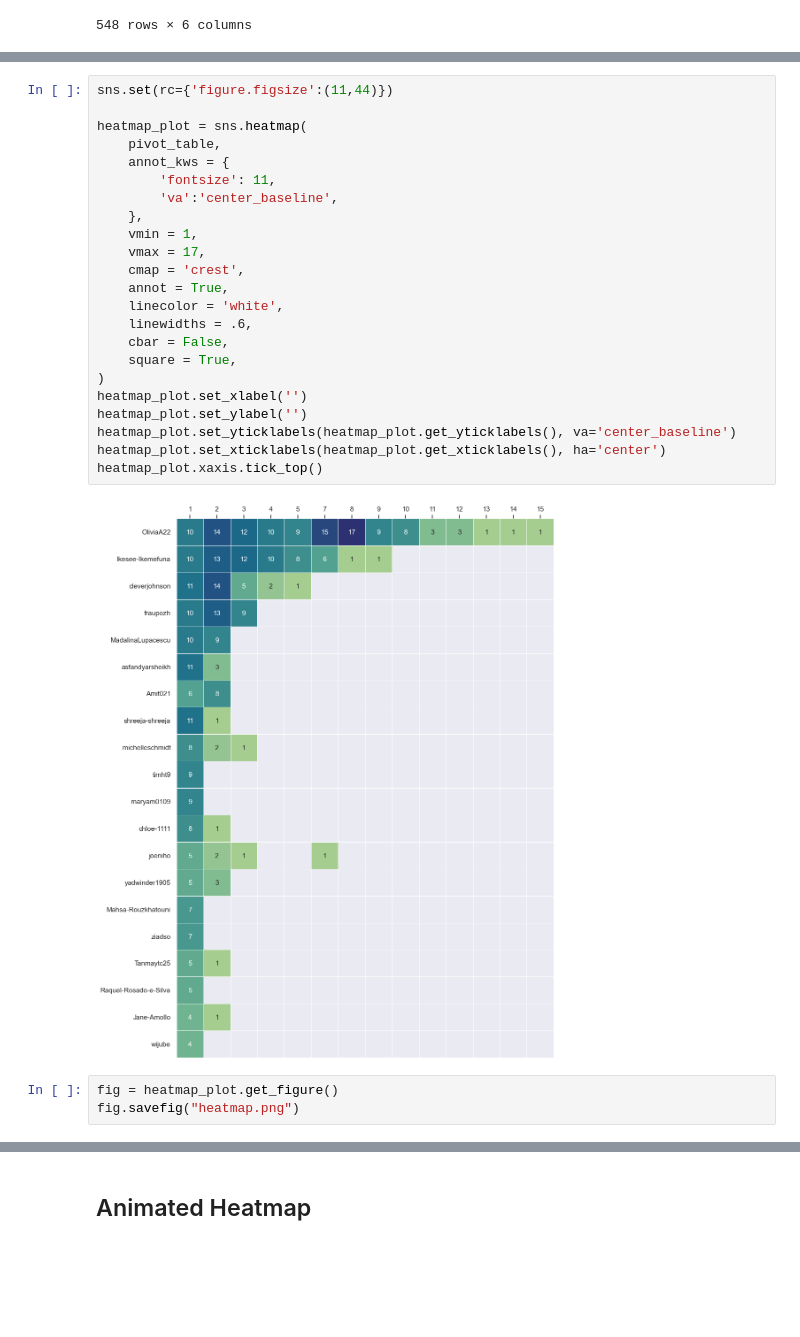
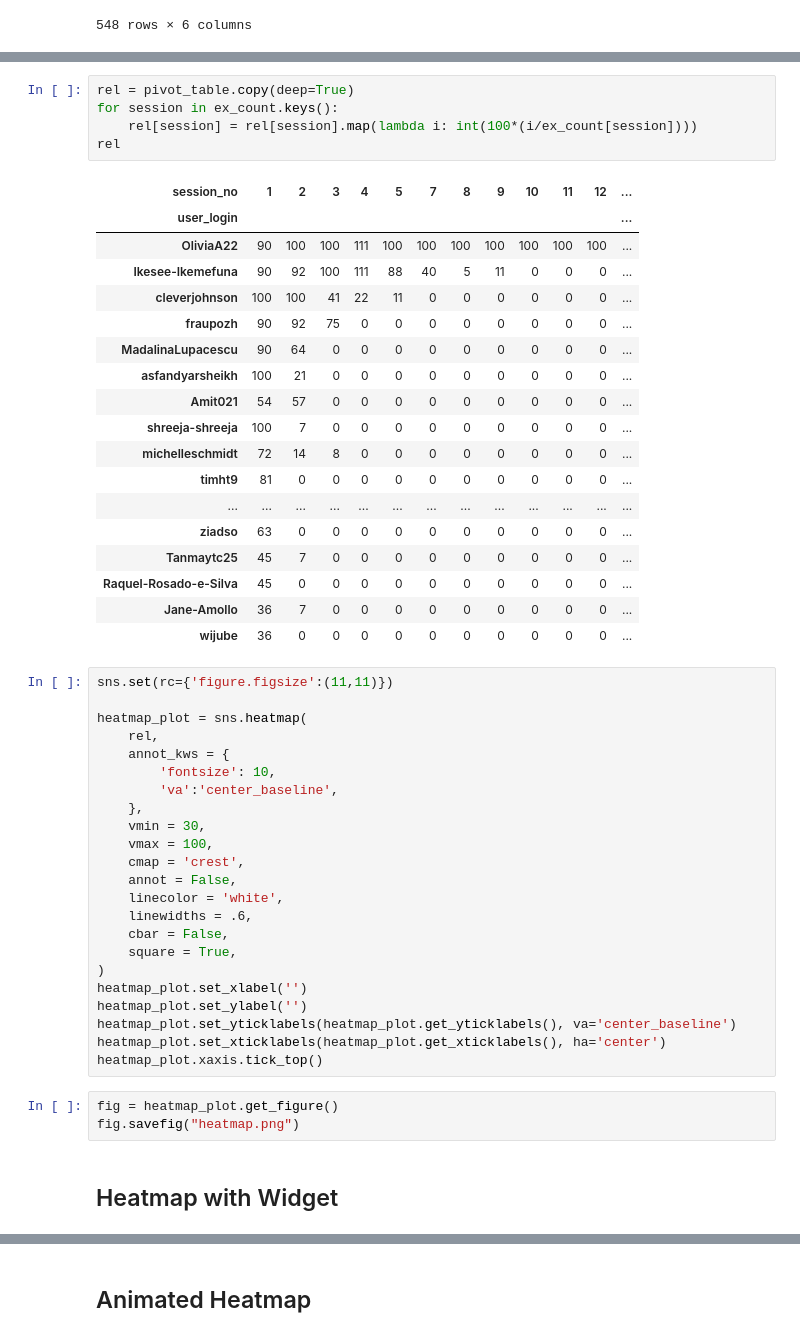
Before and after one commit to dominikb1888/INCO, a Jupyter notebook: Session_03/github_users.ipynb, the cells around one changed output, grey strips where cells are left out. Drawn from its saved outputs; the diff is of its cells as text; blank space fills up the shorter version.

```diff
--- a/Session_03/github_users.ipynb
+++ b/Session_03/github_users.ipynb
@@ -193,16 +211,40 @@ pivot_table
+# %%
+rel = pivot_table.copy(deep=True)
+for session in ex_count.keys():
+    rel[session] = rel[session].map(lambda i: int(100*(i/ex_count[session])))
+rel
+# %% [output]
+| session_no | 1 | 2 | 3 | 4 | 5 | 7 | 8 | 9 | 10 | 11 | 12 | ... |
+| user_login |  |  |  |  |  |  |  |  |  |  |  | ... |
+| OliviaA22 | 90 | 100 | 100 | 111 | 100 | 100 | 100 | 100 | 100 | 100 | 100 | ... |
+| Ikesee-Ikemefuna | 90 | 92 | 100 | 111 | 88 | 40 | 5 | 11 | 0 | 0 | 0 | ... |
+| cleverjohnson | 100 | 100 | 41 | 22 | 11 | 0 | 0 | 0 | 0 | 0 | 0 | ... |
+| fraupozh | 90 | 92 | 75 | 0 | 0 | 0 | 0 | 0 | 0 | 0 | 0 | ... |
+| MadalinaLupacescu | 90 | 64 | 0 | 0 | 0 | 0 | 0 | 0 | 0 | 0 | 0 | ... |
+| asfandyarsheikh | 100 | 21 | 0 | 0 | 0 | 0 | 0 | 0 | 0 | 0 | 0 | ... |
+| Amit021 | 54 | 57 | 0 | 0 | 0 | 0 | 0 | 0 | 0 | 0 | 0 | ... |
+| shreeja-shreeja | 100 | 7 | 0 | 0 | 0 | 0 | 0 | 0 | 0 | 0 | 0 | ... |
+| michelleschmidt | 72 | 14 | 8 | 0 | 0 | 0 | 0 | 0 | 0 | 0 | 0 | ... |
+| timht9 | 81 | 0 | 0 | 0 | 0 | 0 | 0 | 0 | 0 | 0 | 0 | ... |
+| ... | ... | ... | ... | ... | ... | ... | ... | ... | ... | ... | ... | ... |
+| ziadso | 63 | 0 | 0 | 0 | 0 | 0 | 0 | 0 | 0 | 0 | 0 | ... |
+| Tanmaytc25 | 45 | 7 | 0 | 0 | 0 | 0 | 0 | 0 | 0 | 0 | 0 | ... |
+| Raquel-Rosado-e-Silva | 45 | 0 | 0 | 0 | 0 | 0 | 0 | 0 | 0 | 0 | 0 | ... |
+| Jane-Amollo | 36 | 7 | 0 | 0 | 0 | 0 | 0 | 0 | 0 | 0 | 0 | ... |
+| wijube | 36 | 0 | 0 | 0 | 0 | 0 | 0 | 0 | 0 | 0 | 0 | ... |
 # %%
-sns.set(rc={'figure.figsize':(11,44)})
+sns.set(rc={'figure.figsize':(11,11)})
 
 heatmap_plot = sns.heatmap(
-    pivot_table,
+    rel,
     annot_kws = {
-        'fontsize': 11,
+        'fontsize': 10,
         'va':'center_baseline',
     },
-    vmin = 1,
-    vmax = 17,
+    vmin = 30,
+    vmax = 100,
     cmap = 'crest',
-    annot = True,
+    annot = False,
     linecolor = 'white',
     linewidths = .6,
     cbar = False,
@@ -213,8 +255,8 @@ heatmap_plot.set_ylabel('')
 heatmap_plot.set_yticklabels(heatmap_plot.get_yticklabels(), va='center_baseline')
 heatmap_plot.set_xticklabels(heatmap_plot.get_xticklabels(), ha='center')
 heatmap_plot.xaxis.tick_top()
-# %% [output]
-[figure, removed]
 # %%
 fig = heatmap_plot.get_figure()
 fig.savefig("heatmap.png")
+# %% [markdown]
+## Heatmap with Widget
```
Also changed, not shown: parts of 5 cells of this notebook, 3 other files.
